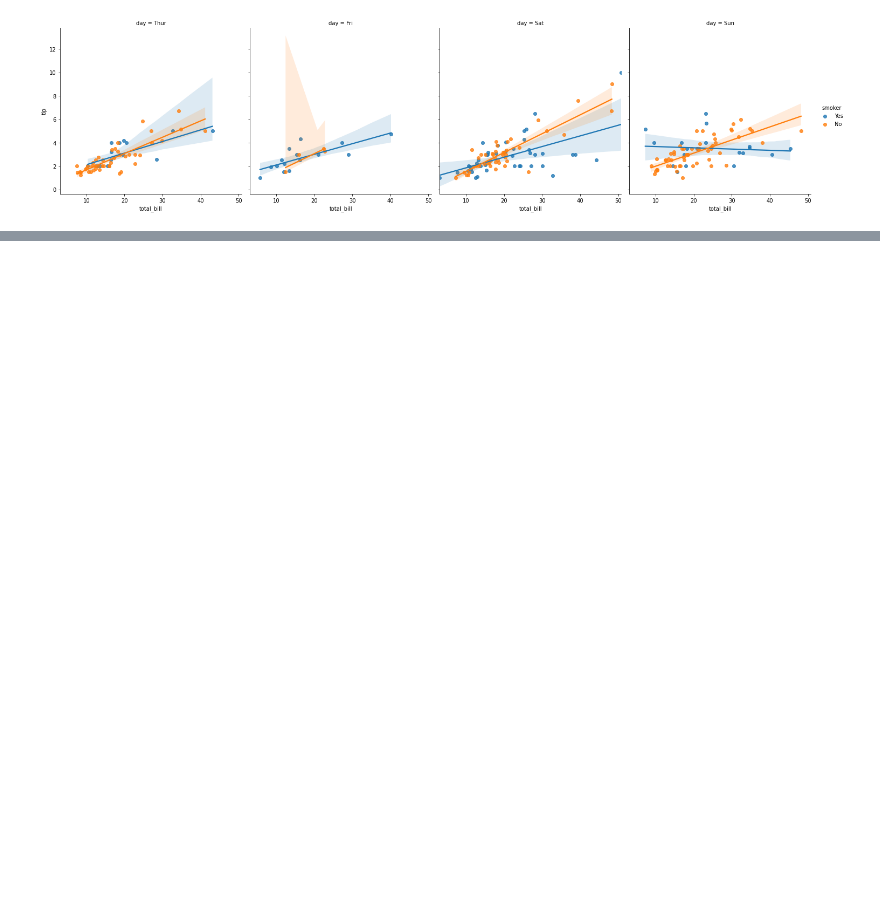
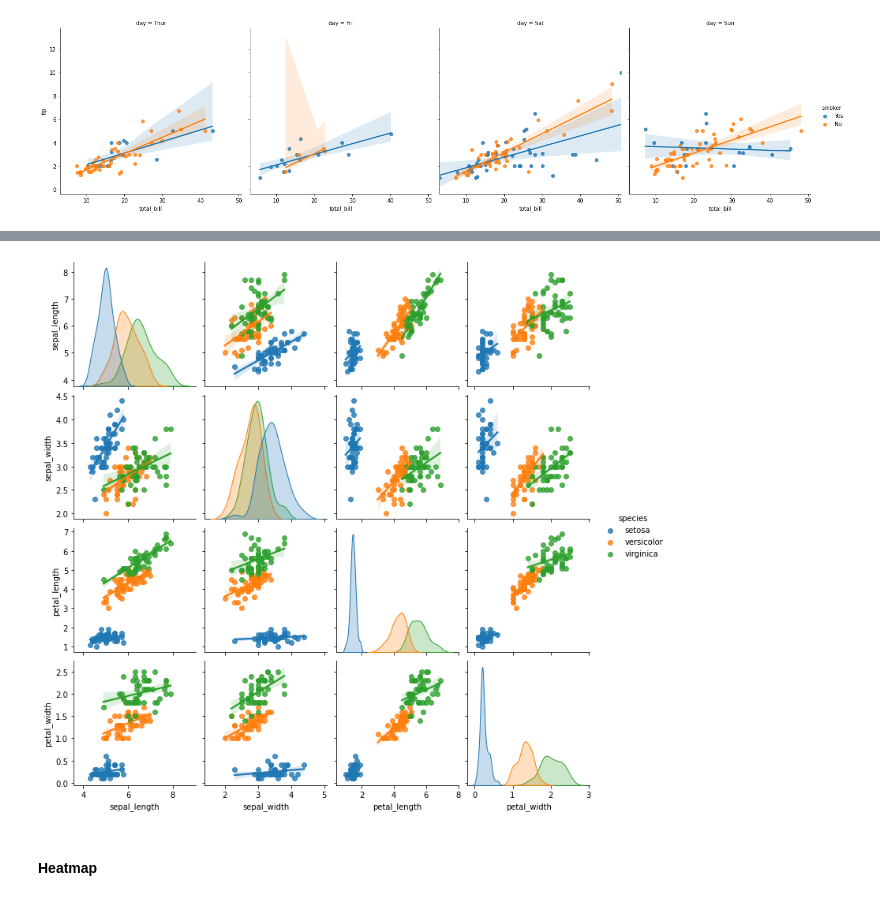
Before and after one commit to Akcanbasri/DataScienceAndMachineLearning, a Jupyter notebook: VeriGorsellestirme/dagilimGrafikleri3.ipynb, the cells around one changed output, grey strips where cells are left out. Cells and saved outputs as stored; diff of their text form; code cells hidden in the pictures; blank space fills up the shorter version.

```diff
--- a/VeriGorsellestirme/dagilimGrafikleri3.ipynb
+++ b/VeriGorsellestirme/dagilimGrafikleri3.ipynb
@@ -164,0 +209,6 @@ sns.lmplot(x="total_bill", y="tip",hue="smoker",col= "day", data=df);
+# %%
+sns.pairplot(df, kind="reg",  hue="species");
+# %% [output]
+[figure, added]
+# %% [markdown]
+#### Heatmap
```
Also changed, not shown: parts of 45 cells of this notebook.
